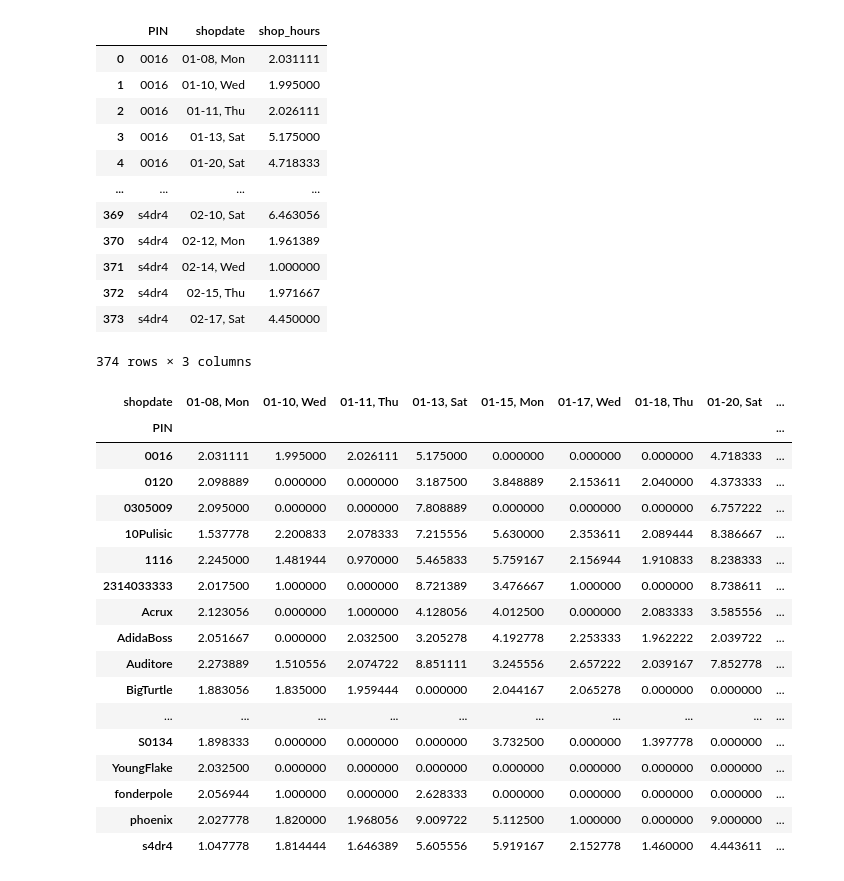
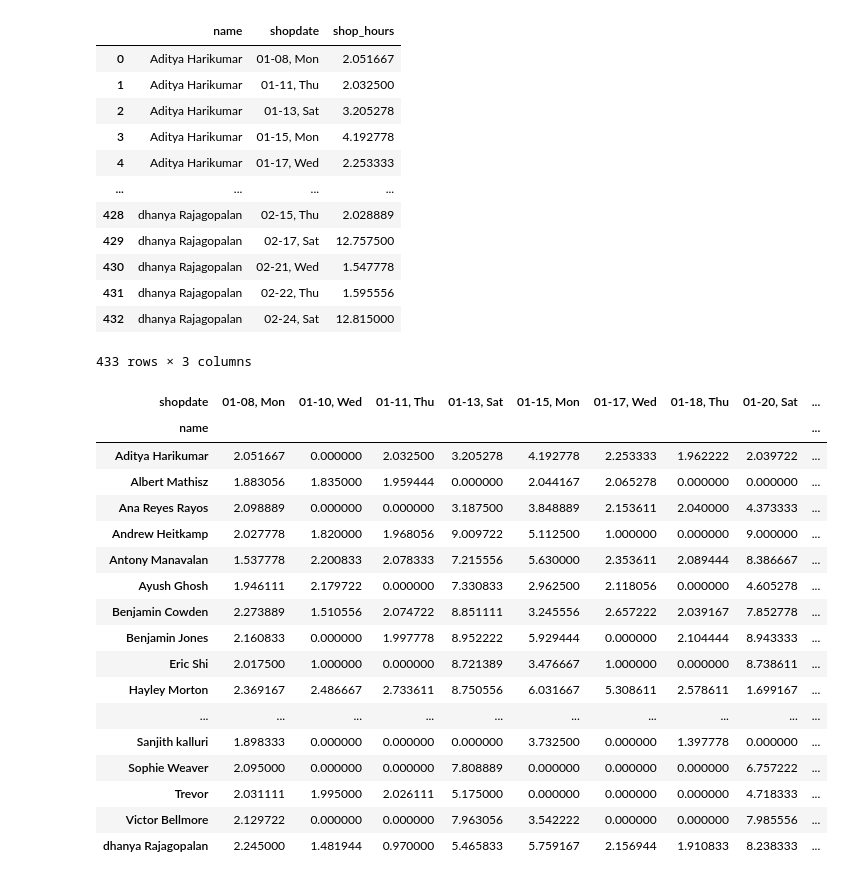
Before and after one commit to dcowden/281attendance, a Jupyter notebook: 281HoursReport.ipynb, the cells around one changed output. Saved outputs shown, nothing was run; the diff lists cells and outputs as text; code cells hidden in the pictures.

Commit message:
added join for student names

```diff
--- a/281HoursReport.ipynb
+++ b/281HoursReport.ipynb
@@ -1,5 +1,18 @@
 # %%
 import pandas as pd
+from pandasql import sqldf
 pd.set_option('display.max_columns', None)
-hoursdf=pd.read_csv('time-data/281-time-2-18-2024.tsv', sep='\t')
+hoursdf=pd.read_csv('time-data/281-time-2-25-2024.tsv', sep='\t',skipinitialspace=True)
 hoursdf
+hoursdf["PIN"] = hoursdf["PIN"].astype("string")
+student_pins=pd.read_csv('time-data/student_pins.tsv', sep='\t',skipinitialspace=True)
+student_pins["PIN"] = student_pins["PIN"].astype("string")
+student_pins
+pysqldf = lambda q: sqldf(q, globals())
+hoursdf = pysqldf("select hoursdf.*,student_pins.email, student_pins.name from hoursdf, student_pins where hoursdf.PIN = student_pins.PIN")
+
+#hoursdf
+#student_pins.dtypes
+#hoursdf.dtypes
+#hours_df2=hoursdf.join(student_pins,how="left",on=['PIN'],lsuffix="_left",rsuffix="_right")
+#hours_df2
@@ -66,43 +67,43 @@ def shop_hours(s):
     if minutes_this_day == 0:
         minutes_this_day = 1.0
     return minutes_this_day
-attendance = hoursdf.groupby(['PIN','shopdate']).agg( shop_hours=('tstamp',shop_hours))
+attendance = hoursdf.groupby(['name','shopdate']).agg( shop_hours=('tstamp',shop_hours))
 attendance.reset_index()
 # %% [output]
-|  | PIN | shopdate | shop_hours |
-| 0 | 0016 | 01-08, Mon | 2.031111 |
-| 1 | 0016 | 01-10, Wed | 1.995000 |
-| 2 | 0016 | 01-11, Thu | 2.026111 |
-| 3 | 0016 | 01-13, Sat | 5.175000 |
-| 4 | 0016 | 01-20, Sat | 4.718333 |
+|  | name | shopdate | shop_hours |
+| 0 | Aditya Harikumar | 01-08, Mon | 2.051667 |
+| 1 | Aditya Harikumar | 01-11, Thu | 2.032500 |
+| 2 | Aditya Harikumar | 01-13, Sat | 3.205278 |
+| 3 | Aditya Harikumar | 01-15, Mon | 4.192778 |
+| 4 | Aditya Harikumar | 01-17, Wed | 2.253333 |
 | ... | ... | ... | ... |
-| 369 | s4dr4 | 02-10, Sat | 6.463056 |
-| 370 | s4dr4 | 02-12, Mon | 1.961389 |
-| 371 | s4dr4 | 02-14, Wed | 1.000000 |
-| 372 | s4dr4 | 02-15, Thu | 1.971667 |
-| 373 | s4dr4 | 02-17, Sat | 4.450000 |
+| 428 | dhanya Rajagopalan | 02-15, Thu | 2.028889 |
+| 429 | dhanya Rajagopalan | 02-17, Sat | 12.757500 |
+| 430 | dhanya Rajagopalan | 02-21, Wed | 1.547778 |
+| 431 | dhanya Rajagopalan | 02-22, Thu | 1.595556 |
+| 432 | dhanya Rajagopalan | 02-24, Sat | 12.815000 |
-374 rows × 3 columns
+433 rows × 3 columns
 # %%
-timesheet = attendance.pivot_table(index='PIN',columns='shopdate',values='shop_hours',fill_value=0,aggfunc='sum')
+timesheet = attendance.pivot_table(index='name',columns='shopdate',values='shop_hours',fill_value=0,aggfunc='sum')
 timesheet
 # %% [output]
 | shopdate | 01-08, Mon | 01-10, Wed | 01-11, Thu | 01-13, Sat | 01-15, Mon | 01-17, Wed | 01-18, Thu | 01-20, Sat | ... |
-| PIN |  |  |  |  |  |  |  |  | ... |
-| 0016 | 2.031111 | 1.995000 | 2.026111 | 5.175000 | 0.000000 | 0.000000 | 0.000000 | 4.718333 | ... |
-| 0120 | 2.098889 | 0.000000 | 0.000000 | 3.187500 | 3.848889 | 2.153611 | 2.040000 | 4.373333 | ... |
-| 0305009 | 2.095000 | 0.000000 | 0.000000 | 7.808889 | 0.000000 | 0.000000 | 0.000000 | 6.757222 | ... |
-| 10Pulisic | 1.537778 | 2.200833 | 2.078333 | 7.215556 | 5.630000 | 2.353611 | 2.089444 | 8.386667 | ... |
-| 1116 | 2.245000 | 1.481944 | 0.970000 | 5.465833 | 5.759167 | 2.156944 | 1.910833 | 8.238333 | ... |
-| 2314033333 | 2.017500 | 1.000000 | 0.000000 | 8.721389 | 3.476667 | 1.000000 | 0.000000 | 8.738611 | ... |
-| Acrux | 2.123056 | 0.000000 | 1.000000 | 4.128056 | 4.012500 | 0.000000 | 2.083333 | 3.585556 | ... |
-| AdidaBoss | 2.051667 | 0.000000 | 2.032500 | 3.205278 | 4.192778 | 2.253333 | 1.962222 | 2.039722 | ... |
-| Auditore | 2.273889 | 1.510556 | 2.074722 | 8.851111 | 3.245556 | 2.657222 | 2.039167 | 7.852778 | ... |
-| BigTurtle | 1.883056 | 1.835000 | 1.959444 | 0.000000 | 2.044167 | 2.065278 | 0.000000 | 0.000000 | ... |
+| name |  |  |  |  |  |  |  |  | ... |
+| Aditya Harikumar | 2.051667 | 0.000000 | 2.032500 | 3.205278 | 4.192778 | 2.253333 | 1.962222 | 2.039722 | ... |
+| Albert Mathisz | 1.883056 | 1.835000 | 1.959444 | 0.000000 | 2.044167 | 2.065278 | 0.000000 | 0.000000 | ... |
+| Ana Reyes Rayos | 2.098889 | 0.000000 | 0.000000 | 3.187500 | 3.848889 | 2.153611 | 2.040000 | 4.373333 | ... |
+| Andrew Heitkamp | 2.027778 | 1.820000 | 1.968056 | 9.009722 | 5.112500 | 1.000000 | 0.000000 | 9.000000 | ... |
+| Antony Manavalan | 1.537778 | 2.200833 | 2.078333 | 7.215556 | 5.630000 | 2.353611 | 2.089444 | 8.386667 | ... |
+| Ayush Ghosh | 1.946111 | 2.179722 | 0.000000 | 7.330833 | 2.962500 | 2.118056 | 0.000000 | 4.605278 | ... |
+| Benjamin Cowden | 2.273889 | 1.510556 | 2.074722 | 8.851111 | 3.245556 | 2.657222 | 2.039167 | 7.852778 | ... |
+| Benjamin Jones | 2.160833 | 0.000000 | 1.997778 | 8.952222 | 5.929444 | 0.000000 | 2.104444 | 8.943333 | ... |
+| Eric Shi | 2.017500 | 1.000000 | 0.000000 | 8.721389 | 3.476667 | 1.000000 | 0.000000 | 8.738611 | ... |
+| Hayley Morton | 2.369167 | 2.486667 | 2.733611 | 8.750556 | 6.031667 | 5.308611 | 2.578611 | 1.699167 | ... |
 | ... | ... | ... | ... | ... | ... | ... | ... | ... | ... |
-| S0134 | 1.898333 | 0.000000 | 0.000000 | 0.000000 | 3.732500 | 0.000000 | 1.397778 | 0.000000 | ... |
-| YoungFlake | 2.032500 | 0.000000 | 0.000000 | 0.000000 | 0.000000 | 0.000000 | 0.000000 | 0.000000 | ... |
-| fonderpole | 2.056944 | 1.000000 | 0.000000 | 2.628333 | 0.000000 | 0.000000 | 0.000000 | 0.000000 | ... |
-| phoenix | 2.027778 | 1.820000 | 1.968056 | 9.009722 | 5.112500 | 1.000000 | 0.000000 | 9.000000 | ... |
-| s4dr4 | 1.047778 | 1.814444 | 1.646389 | 5.605556 | 5.919167 | 2.152778 | 1.460000 | 4.443611 | ... |
+| Sanjith kalluri | 1.898333 | 0.000000 | 0.000000 | 0.000000 | 3.732500 | 0.000000 | 1.397778 | 0.000000 | ... |
+| Sophie Weaver | 2.095000 | 0.000000 | 0.000000 | 7.808889 | 0.000000 | 0.000000 | 0.000000 | 6.757222 | ... |
+| Trevor | 2.031111 | 1.995000 | 2.026111 | 5.175000 | 0.000000 | 0.000000 | 0.000000 | 4.718333 | ... |
+| Victor Bellmore | 2.129722 | 0.000000 | 0.000000 | 7.963056 | 3.542222 | 0.000000 | 0.000000 | 7.985556 | ... |
+| dhanya Rajagopalan | 2.245000 | 1.481944 | 0.970000 | 5.465833 | 5.759167 | 2.156944 | 1.910833 | 8.238333 | ... |
 # %%
 
```
Also changed, not shown: parts of 6 cells of this notebook, 2 other files.
